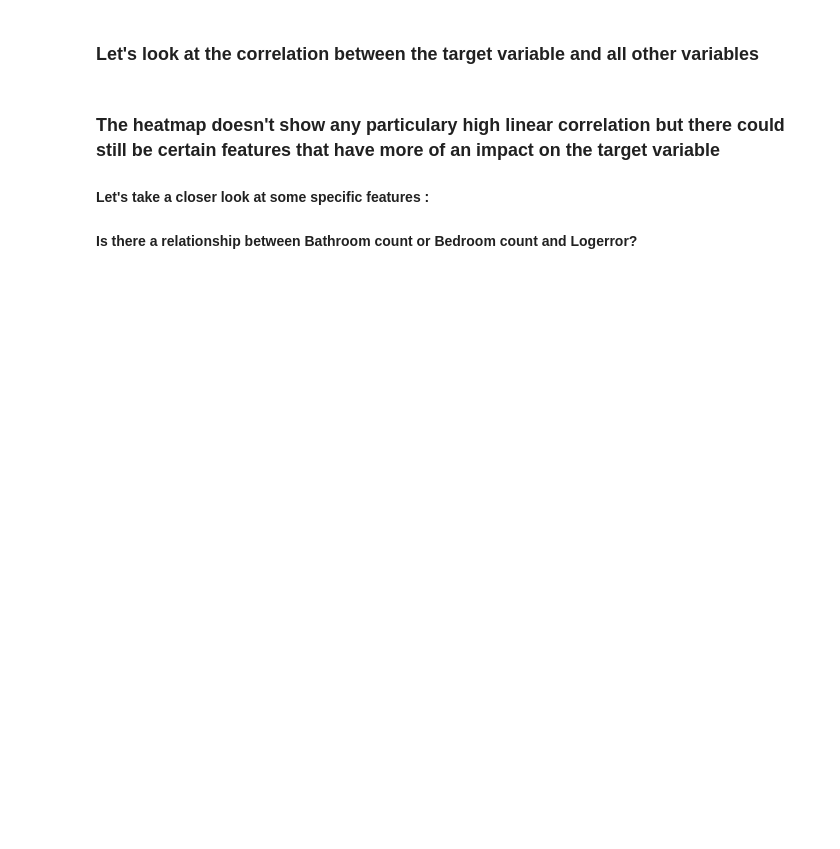
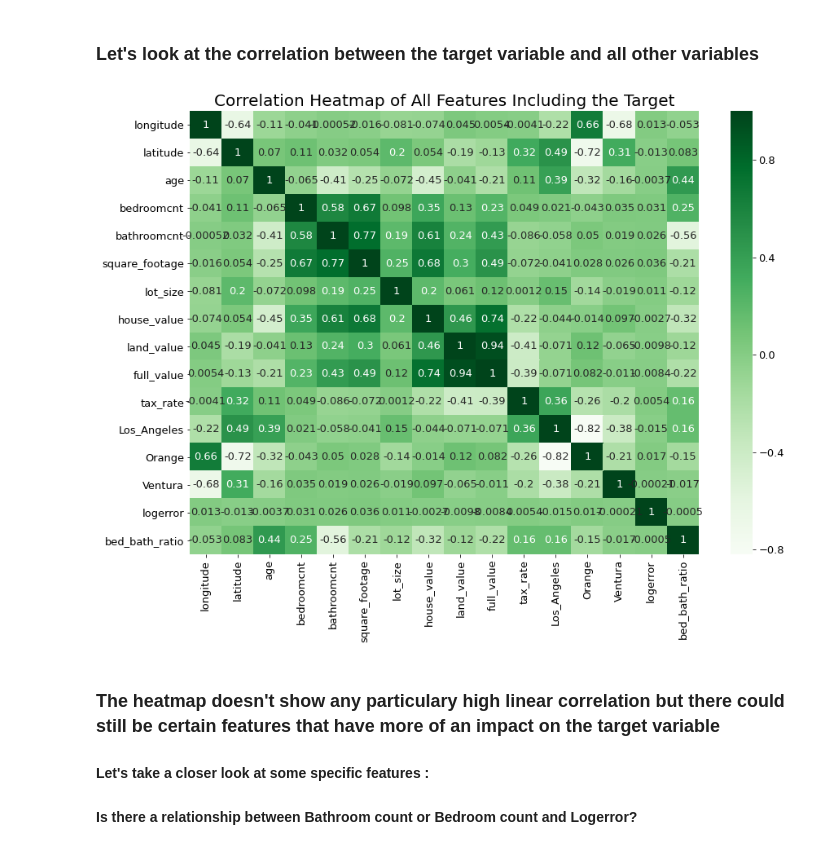
Before and after one commit to clustering-for-log-error/clustering-for-log-error, a Jupyter notebook: clustering_for_log_error_final.ipynb, the cells around one changed output. Cells and saved outputs as stored; diff of their text form; code cells hidden in the pictures; blank space fills up the shorter version.

```diff
--- a/clustering_for_log_error_final.ipynb
+++ b/clustering_for_log_error_final.ipynb
@@ -274,9 +297,13 @@ plt.rc('font', size=13)
 # %% [markdown]
 ### Let's look at the correlation between the target variable and all other variables
 # %%
-# # Heatmap to display correlation of the features and logerror.
-# plt.figure(figsize=(14, 10))
-# sns.heatmap(df.corr(), cmap='Greens', annot=True)
+# Heatmap to display correlation of the features and logerror.
+plt.figure(figsize=(14, 10))
+sns.heatmap(df.corr(), cmap='Greens', annot=True)
+plt.title('Correlation Heatmap of All Features Including the Target', fontsize=20)
+plt.show()
+# %% [output]
+[figure, added]
 # %% [markdown]
 ### The heatmap doesn't show any particulary high linear correlation but there could still be certain features that have more of an impact on the target variable
 
```
Also changed, not shown: parts of 74 cells of this notebook, 1 other file.
